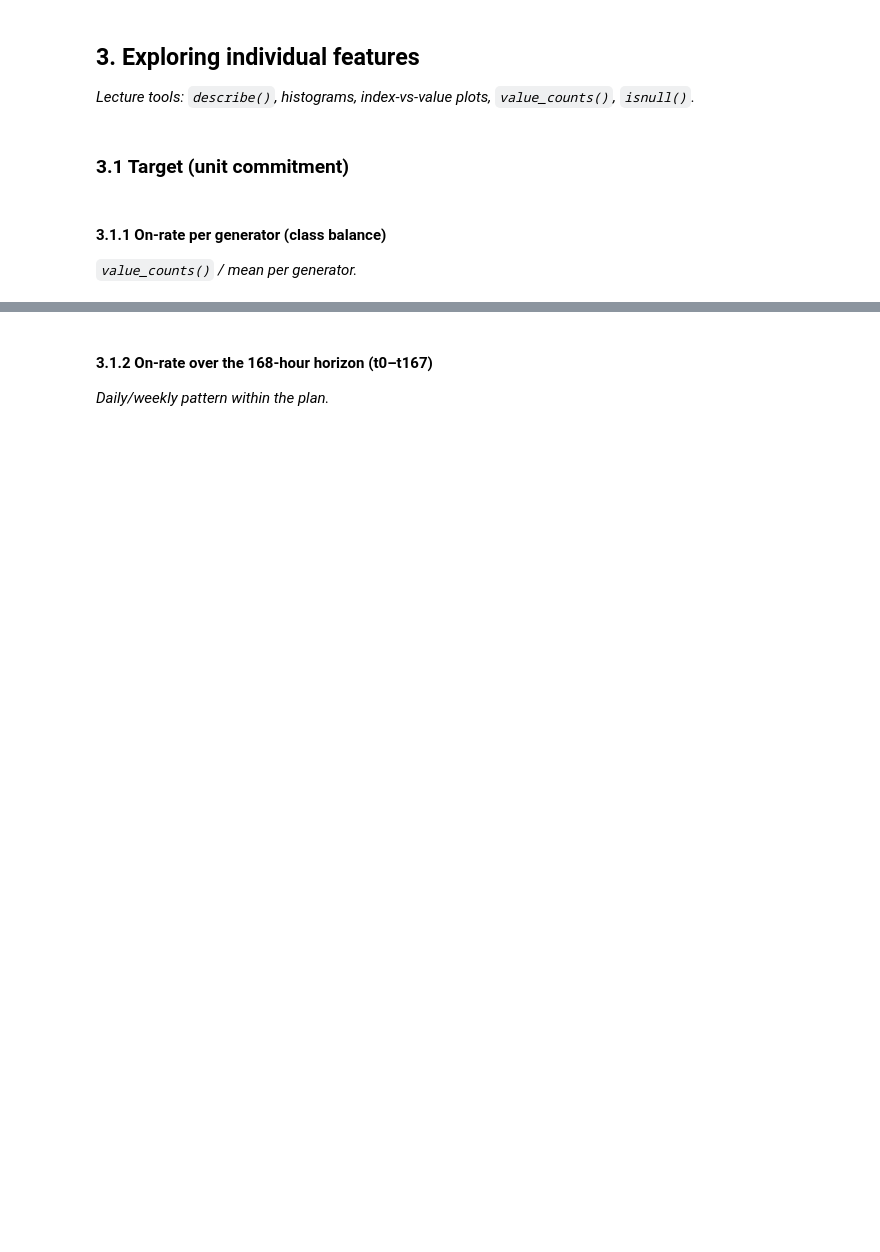
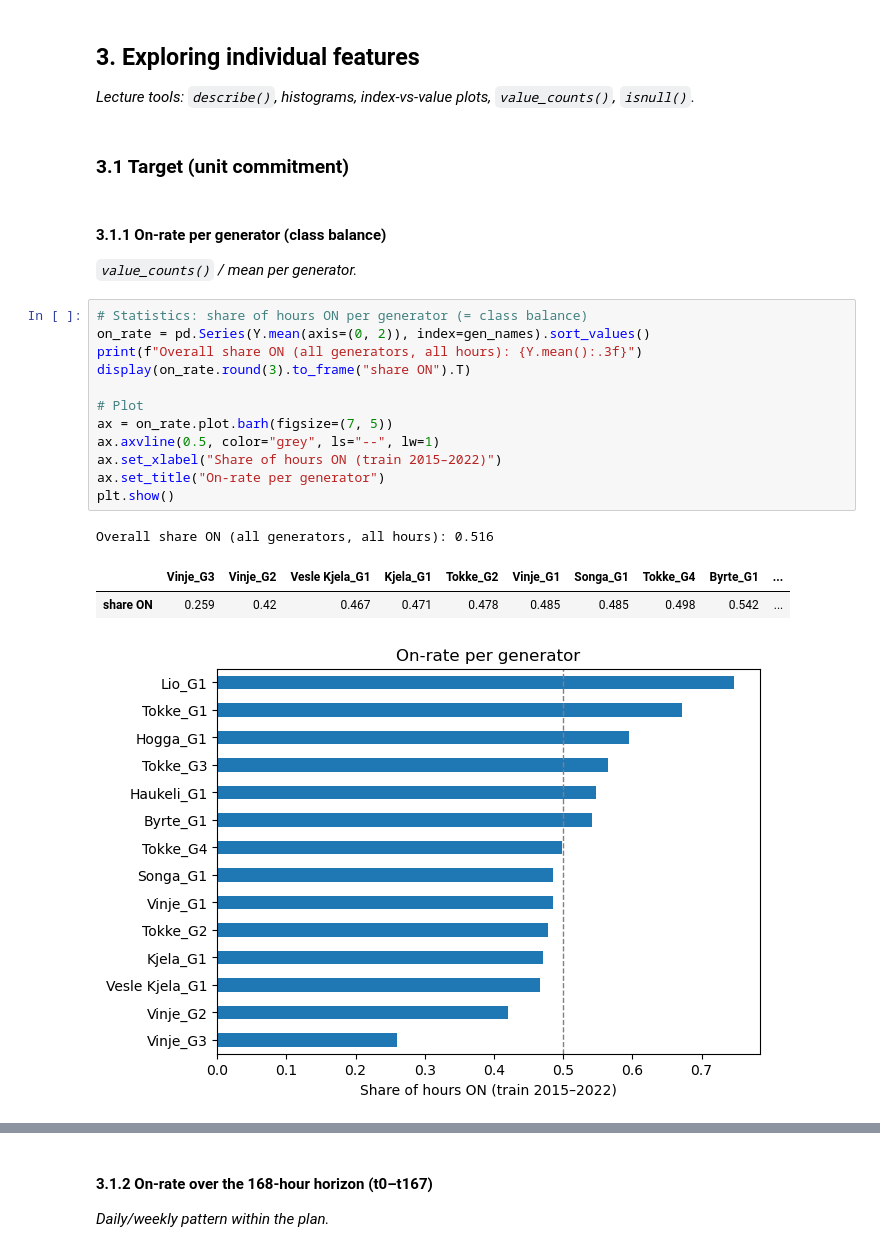
Before and after one commit to idatomine/Women-in-AI-tdt4173, a Jupyter notebook: analysis/01_eda.ipynb, the cells around one changed output, grey strips where cells are left out. Saved outputs shown, nothing was run; the diff lists cells and outputs as text; blank space fills up the shorter version.

```diff
--- a/analysis/01_eda.ipynb
+++ b/analysis/01_eda.ipynb
@@ -300,3 +502,20 @@ Name: total_calculation_time, dtype: float64
 #### 3.1.1 On-rate per generator (class balance)
 
 *`value_counts()` / mean per generator.*
+# %%
+# Statistics: share of hours ON per generator (= class balance)
+on_rate = pd.Series(Y.mean(axis=(0, 2)), index=gen_names).sort_values()
+print(f"Overall share ON (all generators, all hours): {Y.mean():.3f}")
+display(on_rate.round(3).to_frame("share ON").T)
+
+# Plot
+ax = on_rate.plot.barh(figsize=(7, 5))
+ax.axvline(0.5, color="grey", ls="--", lw=1)
+ax.set_xlabel("Share of hours ON (train 2015–2022)")
+ax.set_title("On-rate per generator")
+plt.show()
+# %% [output]
+Overall share ON (all generators, all hours): 0.516
+|  | Vinje_G3 | Vinje_G2 | Vesle Kjela_G1 | Kjela_G1 | Tokke_G2 | Vinje_G1 | Songa_G1 | Tokke_G4 | Byrte_G1 | ... |
+| share ON | 0.259 | 0.42 | 0.467 | 0.471 | 0.478 | 0.485 | 0.485 | 0.498 | 0.542 | ... |
+[figure, added]
```
Also changed, not shown: parts of 49 cells of this notebook.
